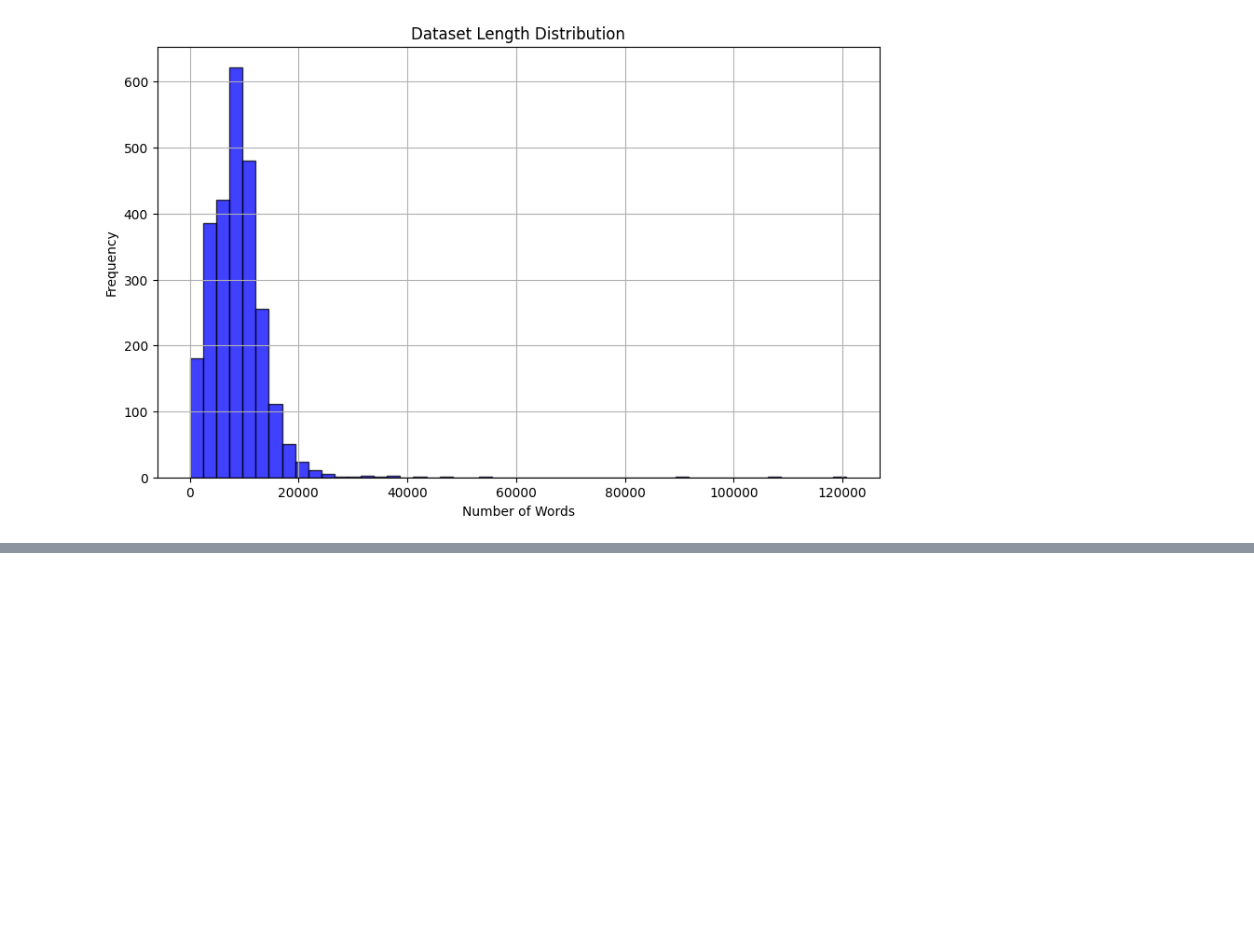
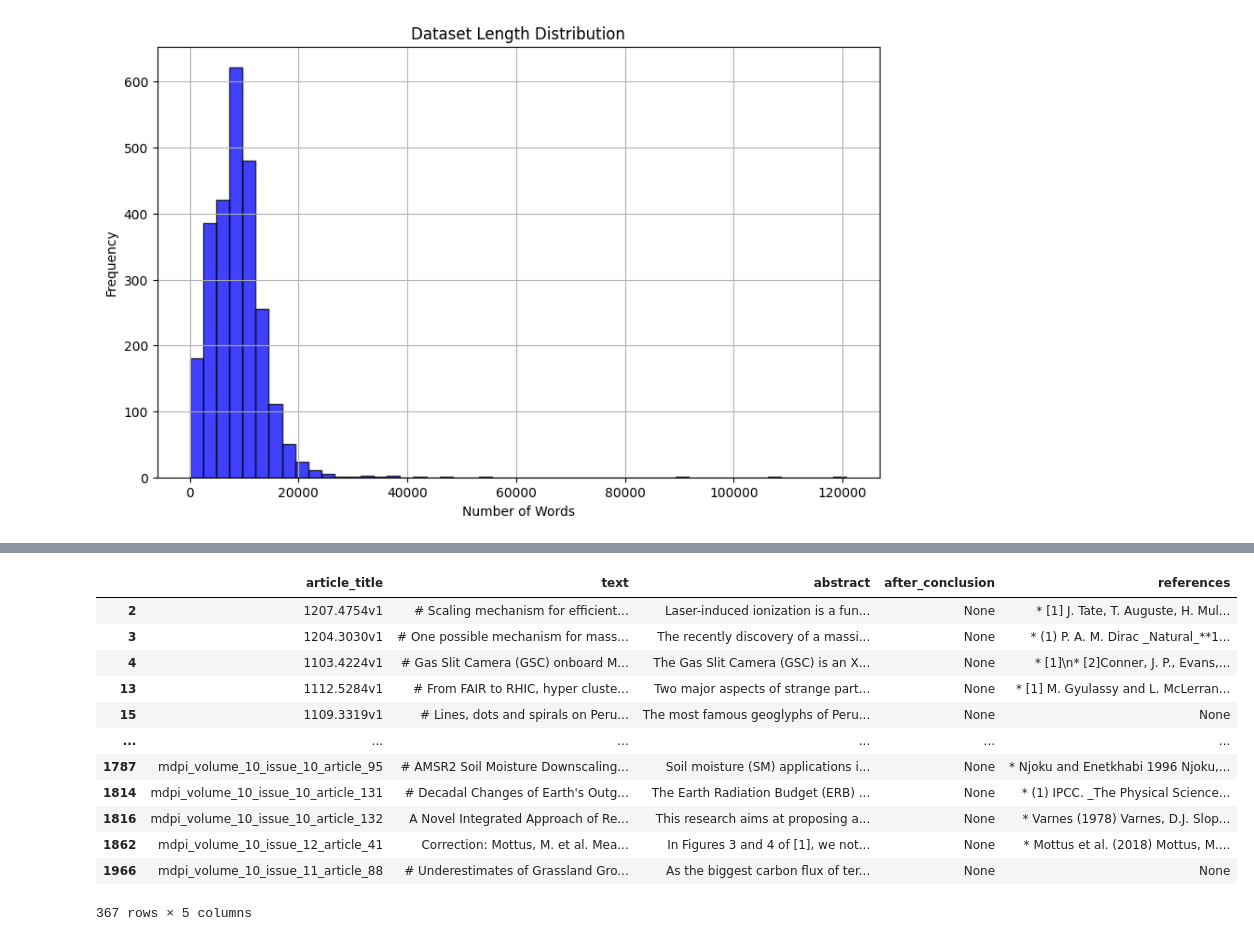
Before and after one commit to eve-esa/evalkit, a Jupyter notebook: data/summarization/main.ipynb, the cells around one changed output, grey strips where cells are left out. Cells and saved outputs as stored; diff of their text form; code cells hidden in the pictures; blank space fills up the shorter version.

```diff
--- a/data/summarization/main.ipynb
+++ b/data/summarization/main.ipynb
@@ -227,0 +272,17 @@ The authors acknowledge initial support by J. E. Llebot and guidance by J. Kossi
+# %%
+# Show samples without conclusion
+data_pd[data_pd['after_conclusion'].isna()]
+# %% [output]
+|  | article_title | text | abstract | after_conclusion | references |
+| 2 | 1207.4754v1 | # Scaling mechanism for efficient... | Laser-induced ionization is a fun... | None | * [1] J. Tate, T. Auguste, H. Mul... |
+| 3 | 1204.3030v1 | # One possible mechanism for mass... | The recently discovery of a massi... | None | * (1) P. A. M. Dirac _Natural_**1... |
+| 4 | 1103.4224v1 | # Gas Slit Camera (GSC) onboard M... | The Gas Slit Camera (GSC) is an X... | None | * [1]\n* [2]Conner, J. P., Evans,... |
+| 13 | 1112.5284v1 | # From FAIR to RHIC, hyper cluste... | Two major aspects of strange part... | None | * [1] M. Gyulassy and L. McLerran... |
+| 15 | 1109.3319v1 | # Lines, dots and spirals on Peru... | The most famous geoglyphs of Peru... | None | None |
+| ... | ... | ... | ... | ... | ... |
+| 1787 | mdpi_volume_10_issue_10_article_95 | # AMSR2 Soil Moisture Downscaling... | Soil moisture (SM) applications i... | None | * Njoku and Enetkhabi 1996 Njoku,... |
+| 1814 | mdpi_volume_10_issue_10_article_131 | # Decadal Changes of Earth's Outg... | The Earth Radiation Budget (ERB) ... | None | * (1) IPCC. _The Physical Science... |
+| 1816 | mdpi_volume_10_issue_10_article_132 | A Novel Integrated Approach of Re... | This research aims at proposing a... | None | * Varnes (1978) Varnes, D.J. Slop... |
+| 1862 | mdpi_volume_10_issue_12_article_41 | Correction: Mottus, M. et al. Mea... | In Figures 3 and 4 of [1], we not... | None | * Mottus et al. (2018) Mottus, M.... |
+| 1966 | mdpi_volume_10_issue_11_article_88 | # Underestimates of Grassland Gro... | As the biggest carbon flux of ter... | None | None |
+367 rows × 5 columns
```
Also changed, not shown: parts of 19 cells of this notebook.
